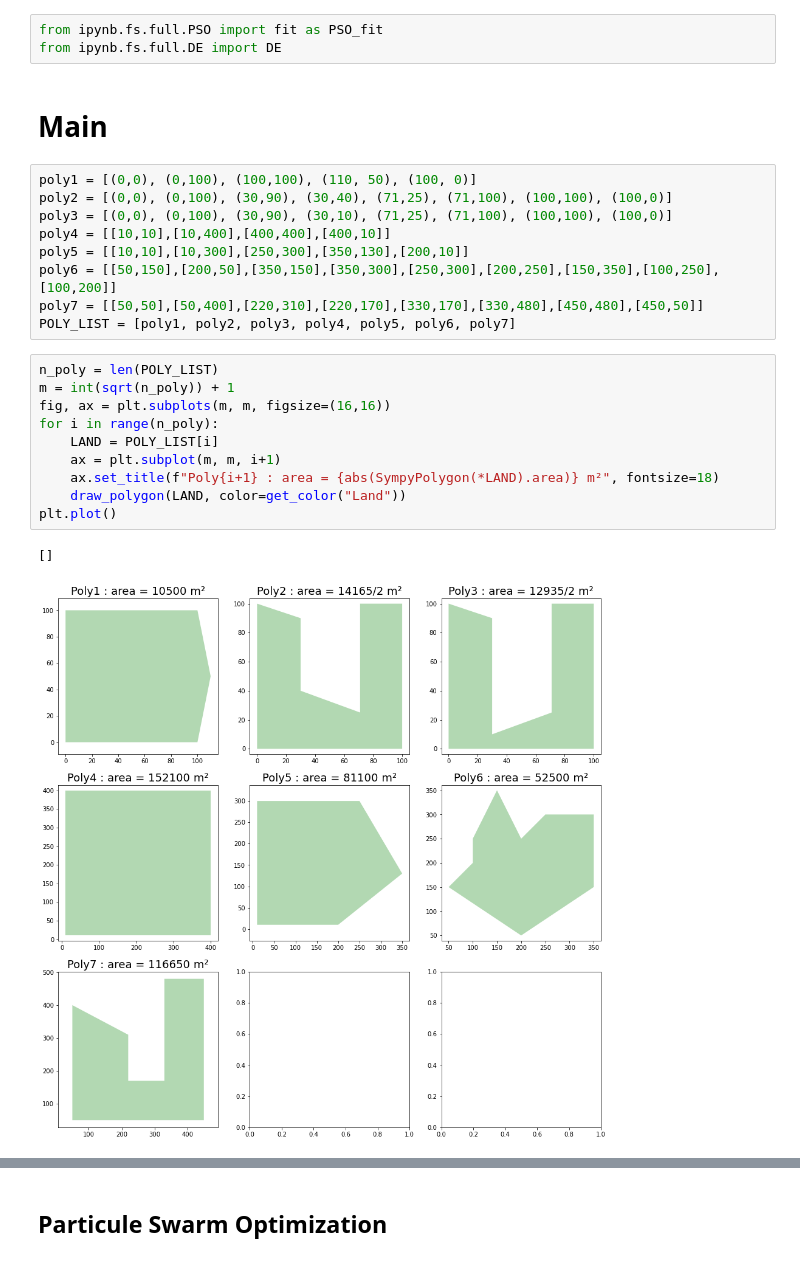
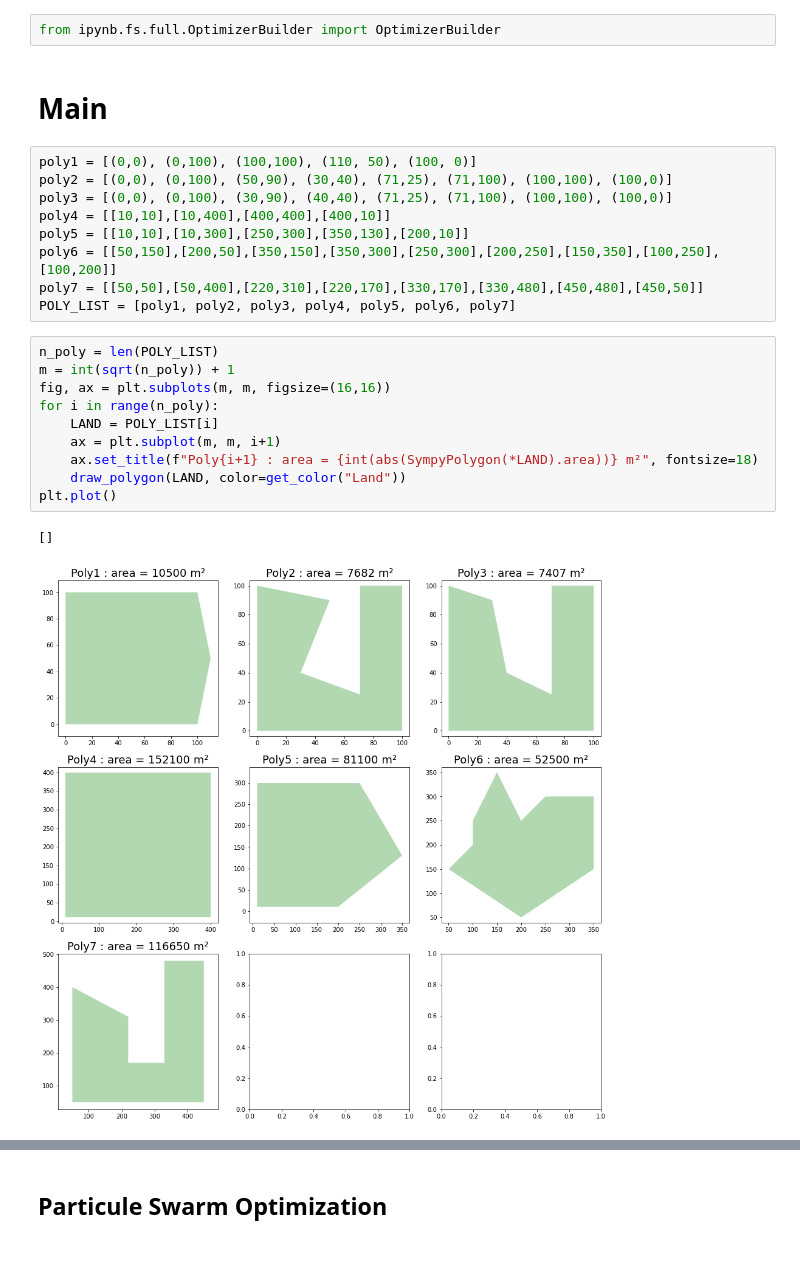
Before and after one commit to iribarnesy/optimize-house-area-on-a-land, a Jupyter notebook: Main.ipynb, the cells around one changed output, grey strips where cells are left out. Drawn from its saved outputs; the diff is of its cells as text.

```diff
--- a/Main.ipynb
+++ b/Main.ipynb
@@ -22,12 +28,11 @@ from ipynb.fs.full.Rectangle import log_polygons, LOGS
-# %%
-from ipynb.fs.full.PSO import fit as PSO_fit
-from ipynb.fs.full.DE import DE
+# %%
+from ipynb.fs.full.OptimizerBuilder import OptimizerBuilder
 # %% [markdown]
 # Main
 # %%
 poly1 = [(0,0), (0,100), (100,100), (110, 50), (100, 0)]
-poly2 = [(0,0), (0,100), (30,90), (30,40), (71,25), (71,100), (100,100), (100,0)]
-poly3 = [(0,0), (0,100), (30,90), (30,10), (71,25), (71,100), (100,100), (100,0)]
+poly2 = [(0,0), (0,100), (50,90), (30,40), (71,25), (71,100), (100,100), (100,0)]
+poly3 = [(0,0), (0,100), (30,90), (40,40), (71,25), (71,100), (100,100), (100,0)]
 poly4 = [[10,10],[10,400],[400,400],[400,10]]
 poly5 = [[10,10],[10,300],[250,300],[350,130],[200,10]]
 poly6 = [[50,150],[200,50],[350,150],[350,300],[250,300],[200,250],[150,350],[100,250],[100,200]]
@@ -36,13 +41,13 @@ POLY_LIST = [poly1, poly2, poly3, poly4, poly5, poly6, poly7]
 # %%
 n_poly = len(POLY_LIST)
 m = int(sqrt(n_poly)) + 1
 fig, ax = plt.subplots(m, m, figsize=(16,16))
 for i in range(n_poly):
     LAND = POLY_LIST[i]
     ax = plt.subplot(m, m, i+1)
-    ax.set_title(f"Poly{i+1} : area = {abs(SympyPolygon(*LAND).area)} m²", fontsize=18)
+    ax.set_title(f"Poly{i+1} : area = {int(abs(SympyPolygon(*LAND).area))} m²", fontsize=18)
     draw_polygon(LAND, color=get_color("Land"))
 plt.plot()
 # %% [output]
 []
-[figure, old version]
+[figure, new version]
```
Also changed, not shown: parts of 35 cells of this notebook, 4 other files.
